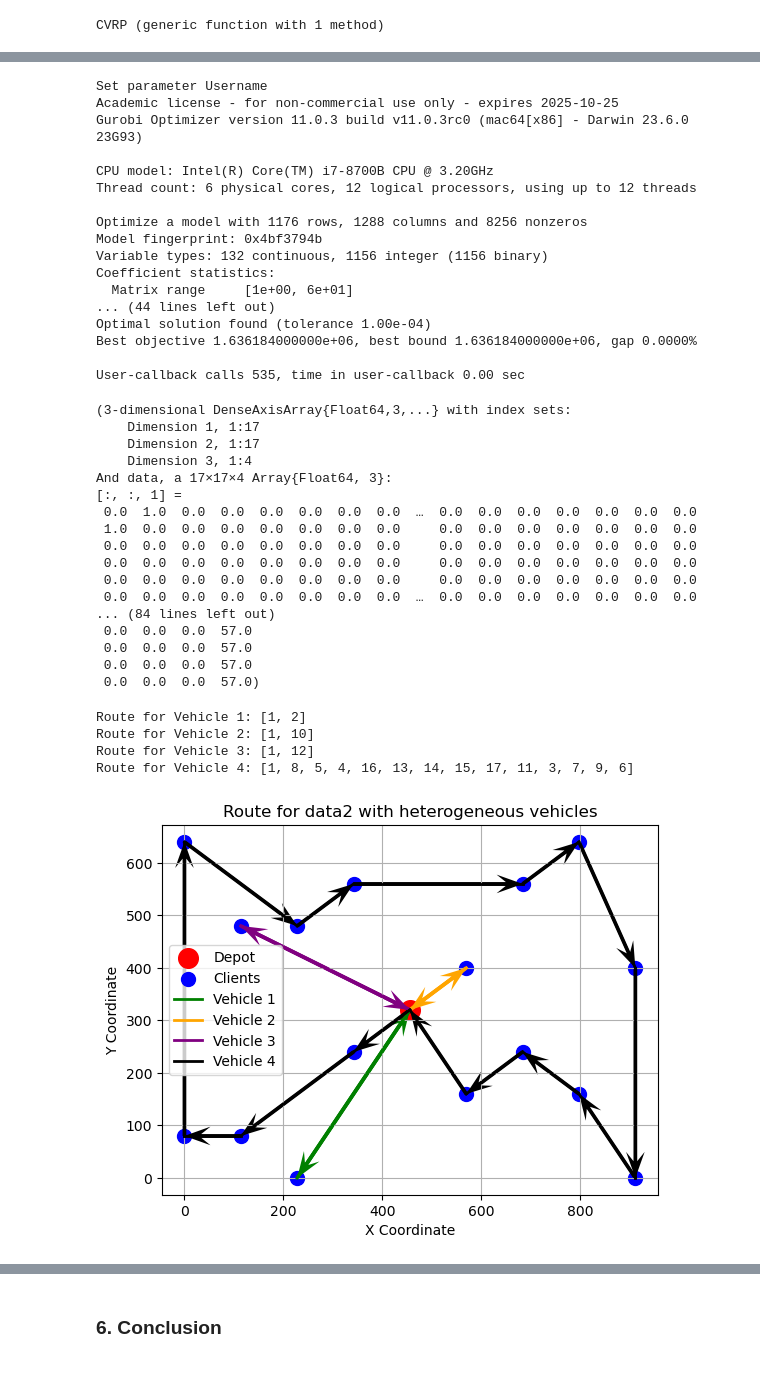
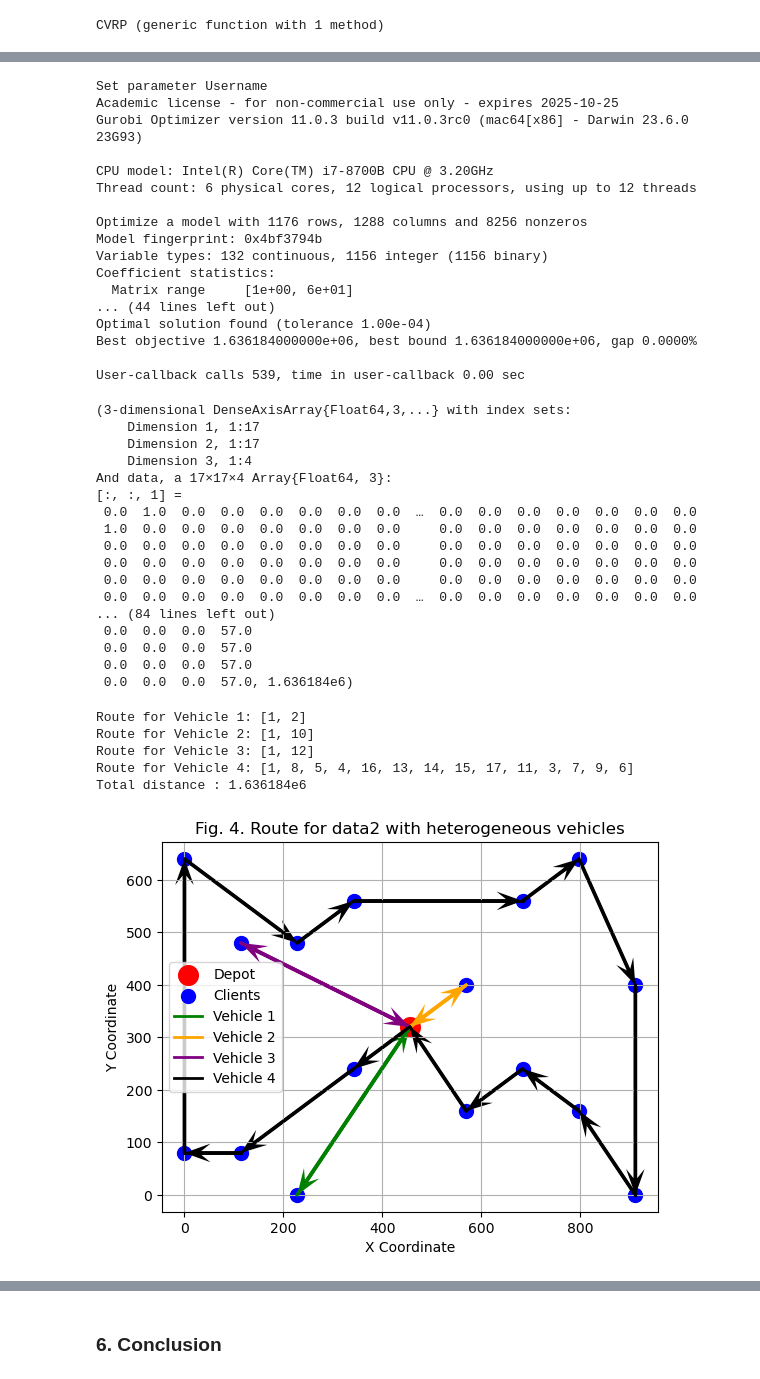
Before and after one commit to cheng-hsiang-chiu/CS524_Final_Project, a Jupyter notebook: final_project.ipynb, the cells around one changed output, grey strips where cells are left out. Saved outputs shown, nothing was run; the diff lists cells and outputs as text; code cells hidden in the pictures.

```diff
--- a/final_project.ipynb
+++ b/final_project.ipynb
@@ -282,7 +396,7 @@ for i in 1:clients+1
     end
 end
 
-(xopt, loadopt) = CVRP(clients, vehicles, capacity, demands, costs)
+(xopt, loadopt, total_distance) = CVRP(clients, vehicles, capacity, demands, costs)
 # %% [output]
 Set parameter Username
 Academic license - for non-commercial use only - expires 2025-10-25
@@ -437,7 +553,7 @@ for i in 1:clients+1
     end
 end
 
-(xopt, loadopt) = CVRP(clients, vehicles, capacity, demands, costs)
+(xopt, loadopt, total_distance) = CVRP(clients, vehicles, capacity, demands, costs)
 # %% [output]
 Set parameter Username
 Academic license - for non-commercial use only - expires 2025-10-25
@@ -593,7 +718,7 @@ for i in 1:clients+1
     end
 end
 
-(xopt, loadopt) = CVRP(clients, vehicles, capacity, demands, costs)
+(xopt, loadopt, total_distance) = CVRP(clients, vehicles, capacity, demands, costs)
 # %% [output]
 Set parameter Username
 Academic license - for non-commercial use only - expires 2025-10-25
@@ -748,7 +875,7 @@ for i in 1:clients+1
     end
 end
 
-(xopt, loadopt) = CVRP(clients, vehicles, capacity, demands, costs)
+(xopt, loadopt, total_distance) = CVRP(clients, vehicles, capacity, demands, costs)
 # %% [output]
 Set parameter Username
 Academic license - for non-commercial use only - expires 2025-10-25
@@ -766,7 +893,7 @@ Coefficient statistics:
 Optimal solution found (tolerance 1.00e-04)
 Best objective 1.636184000000e+06, best bound 1.636184000000e+06, gap 0.0000%
 
-User-callback calls 535, time in user-callback 0.00 sec
+User-callback calls 539, time in user-callback 0.00 sec
 (3-dimensional DenseAxisArray{Float64,3,...} with index sets:
     Dimension 1, 1:17
     Dimension 2, 1:17
@@ -783,7 +910,7 @@ And data, a 17×17×4 Array{Float64, 3}:
  0.0  0.0  0.0  57.0
  0.0  0.0  0.0  57.0
  0.0  0.0  0.0  57.0
- 0.0  0.0  0.0  57.0)
+ 0.0  0.0  0.0  57.0, 1.636184e6)
 # %%
 # Visualize the result of data2 with heterogeneous vehicles
 
@@ -841,32 +968,35 @@ for k in 1:vehicles
         start_coords = route_coords[i, :]
         end_coords = route_coords[i + 1, :]
 
         # Plot the line between start and end coordinates
         PyPlot.plot([start_coords[1], end_coords[1]], [start_coords[2], end_coords[2]], color=color, lw=2)
 
         # Add an arrow from the start point to the end point
         PyPlot.quiver(start_coords[1], start_coords[2], end_coords[1] - start_coords[1], end_coords[2] - start_coords[2],
                       angles="xy", scale_units="xy", scale=1, color=color, lw=2, headwidth=5, headlength=7)
     end
 
     # Add the route back to the depot (only once for each vehicle)
     start_coords = route_coords[end, :]
     end_coords = route_coords[1, :]  # Depot (node 1)
 
     PyPlot.plot([start_coords[1], end_coords[1]], [start_coords[2], end_coords[2]], color=color, lw=2, label="Vehicle "*string(k))
     PyPlot.quiver(start_coords[1], start_coords[2], end_coords[1] - start_coords[1], end_coords[2] - start_coords[2],
                   angles="xy", scale_units="xy", scale=1, color=color, lw=2, headwidth=5, headlength=7)
 end
 
-PyPlot.title("Route for data2 with heterogeneous vehicles")
+println("Total distance : ", total_distance)
+
+PyPlot.title("Fig. 4. Route for data2 with heterogeneous vehicles")
 PyPlot.xlabel("X Coordinate")
 PyPlot.ylabel("Y Coordinate")
 PyPlot.legend(loc = "best")
 PyPlot.grid(true)
 PyPlot.show()
 # %% [output]
 Route for Vehicle 1: [1, 2]
 Route for Vehicle 2: [1, 10]
 Route for Vehicle 3: [1, 12]
 Route for Vehicle 4: [1, 8, 5, 4, 16, 13, 14, 15, 17, 11, 3, 7, 9, 6]
+Total distance : 1.636184e6
-[figure, old version]
+[figure, new version]
```
Also changed, not shown: parts of 21 cells of this notebook.
